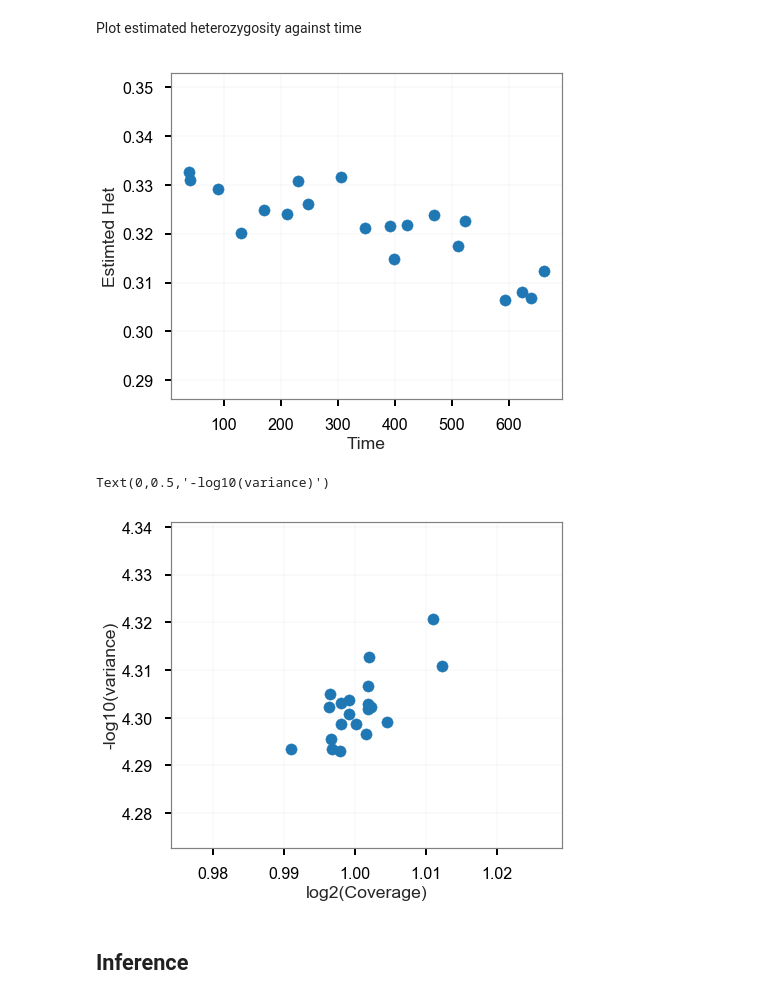
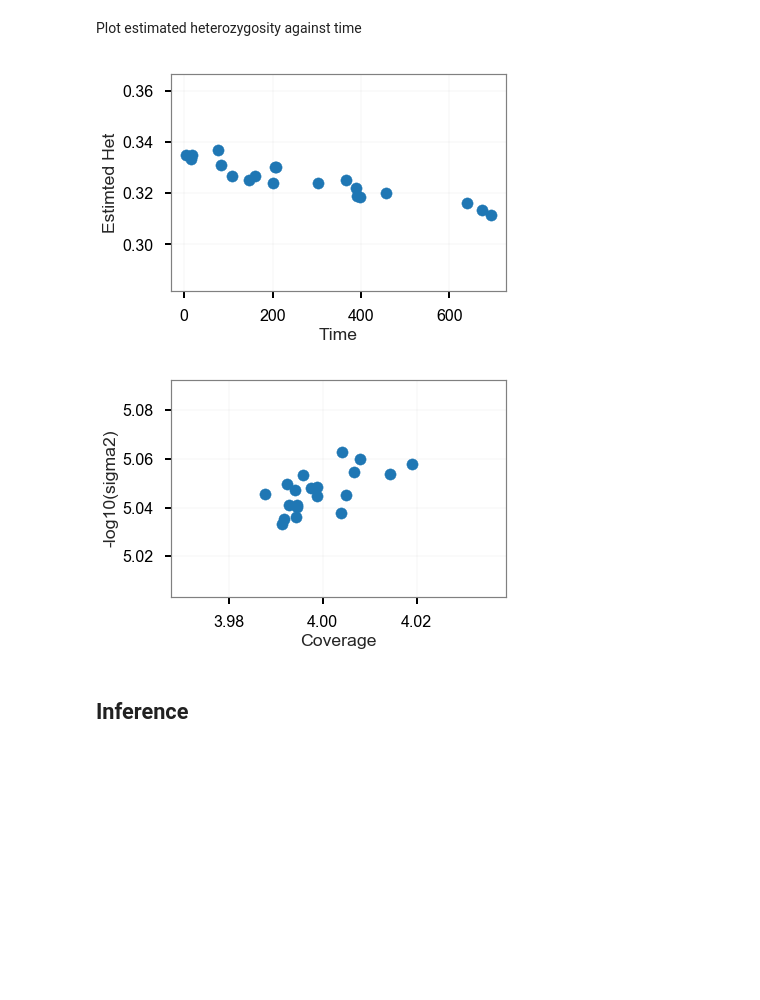
Before and after one commit to ancient-dna/hetgp, a Jupyter notebook: notebooks/wright-fisher-reads.ipynb, the cells around one changed output. Cells and saved outputs as stored; diff of their text form; code cells hidden in the pictures; blank space fills up the shorter version.

```diff
--- a/notebooks/wright-fisher-reads.ipynb
+++ b/notebooks/wright-fisher-reads.ipynb
@@ -35,7 +37,7 @@ plt.style.use("whitegrid.mplstyle")
 # %% [markdown]
 Simulate allele frequencies
 # %%
-p = 20000 # number of SNPs
+p = 50000 # number of SNPs
 n_e = 5000 # effective population size
 max_gen = 700 # number of generations to sim 700*25 17500
 F = sim.simulate_frequencies(p, n_e, max_gen)
@@ -51,7 +53,7 @@ X = sim.simulate_genotypes(t, F)
 Simulate reads
 # %%
 eps = .01 # error rate
-lamb = 2 # average coverage
+lamb = 4 # average coverage
 Y, C = sim.simulate_reads(X, eps, lamb)
 # %% [markdown]
 Plot a hist of the coverage distribution for a the first individual
@@ -90,11 +92,11 @@ h_hat = np.empty(n)
 sigma2 = np.empty(n)
 
 for i in range(n):
-    print(i)
-    L = opt.comp_lik_mat(Y[i,:], C[i,:], .01)
+    L = opt.comp_lik_mat(Y[i,:], C[i,:], eps, n_samp=0)
     pi_hat = opt.est_freq_read(L)
     h_hat[i] = pi_hat[1]
-    I = opt.comp_fish_info(L, pi_hat)
-    sigma2[i] = opt.comp_lik_var(I, p)
+    sigma2[i] = opt.comp_lik_var(L, pi_hat)
+    if i % 5 == 0:
+        print(i)
 # %% [output]
 0
@@ -129,14 +120,13 @@ plt.scatter(t, h_hat)
 plt.xlabel("Time");
 plt.ylabel("Estimted Het");
 # %% [output]
-[figure, old version]
+[figure, new version]
 # %%
-plt.scatter(np.log2(np.mean(C, axis=1)), -np.log10(sigma2))
-plt.xlabel("log2(Coverage)")
-plt.ylabel("-log10(variance)")
+plt.scatter(np.mean(C, axis=1), -np.log10(sigma2))
+plt.xlabel("Coverage");
+plt.ylabel("-log10(sigma2)");
 # %% [output]
-Text(0,0.5,'-log10(variance)')
-[figure, old version]
+[figure, new version]
 # %% [markdown]
 ## Inference
 # %% [markdown]
```
Also changed, not shown: parts of 14 cells of this notebook, 8 other files.
